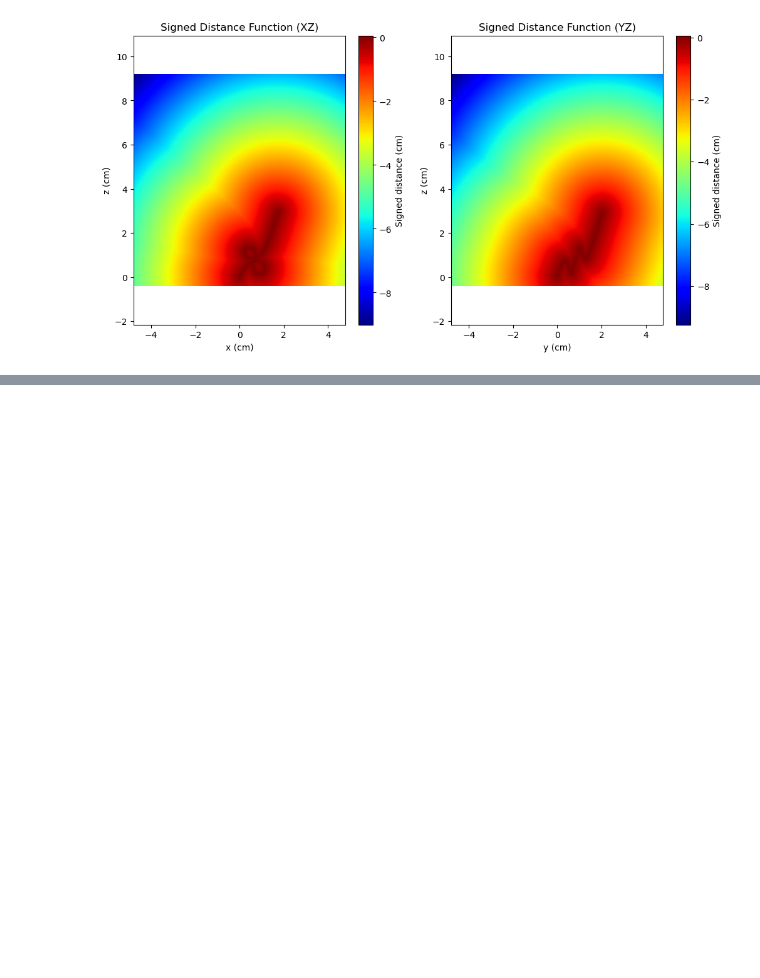
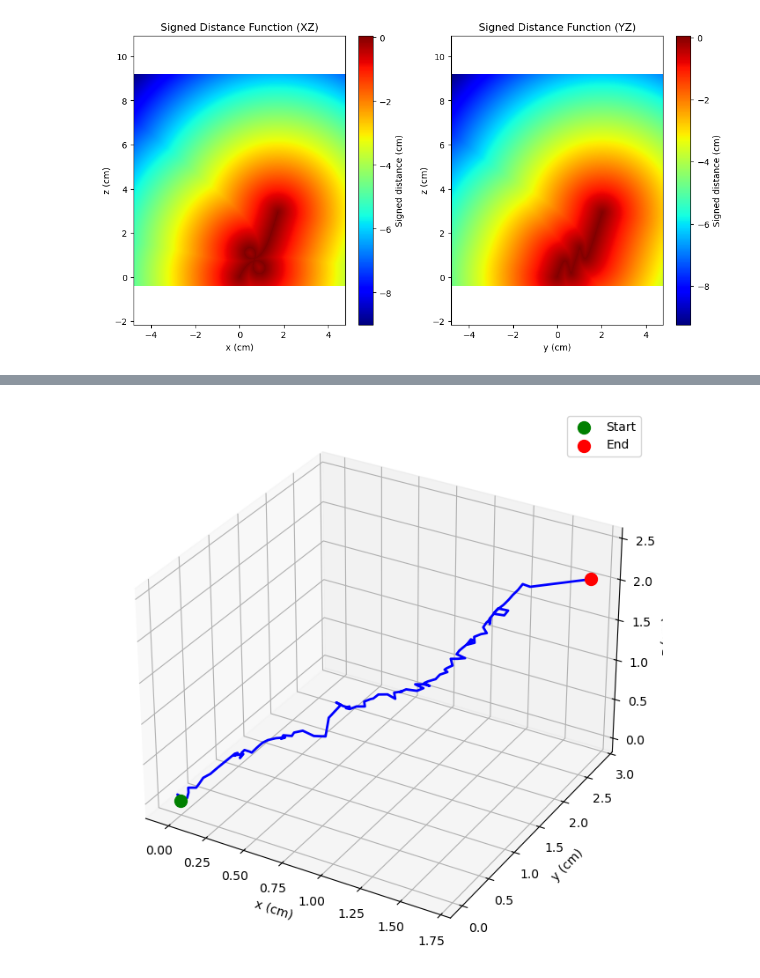
Before and after one commit to josef-lin/HFSP-dodder, a Jupyter notebook: src/data-reconstruction/data-reconstruction.ipynb, the cells around one changed output, grey strips where cells are left out. Drawn from its saved outputs; the diff is of its cells as text; code cells hidden in the pictures; blank space fills up the shorter version.

```diff
--- a/src/data-reconstruction/data-reconstruction.ipynb
+++ b/src/data-reconstruction/data-reconstruction.ipynb
@@ -105,0 +276,9 @@ phi_yz_interp = RegularGridInterpolator(
+# %%
+P0 = np.array([0,0,0])
+P1 = endpoint
+def endpoint_energy(U):
+
+    e0 = np.sum((U[0]  - P0)**2)
+    e1 = np.sum((U[-1] - P1)**2)
+
+    return e0 + e1
@@ -105,0 +349,15 @@ phi_yz_interp = RegularGridInterpolator(
+# %%
+from scipy.optimize import minimize
+
+res = minimize(
+    objective,
+    U.ravel(),
+    method='L-BFGS-B',
+    callback=callback,
+    options={
+        'maxiter':500,
+        'disp':True
+    }
+)
+
+U_opt = res.x.reshape(N,3)
@@ -105,0 +382,23 @@ phi_yz_interp = RegularGridInterpolator(
+# %%
+X_opt, Y_opt, Z_opt = get_XYZ(U_opt)
+
+fig = plt.figure(figsize=(8,8))
+ax = fig.add_subplot(111, projection='3d')
+
+ax.plot(X_opt, Y_opt, Z_opt, 'b-', lw=2)
+
+ax.scatter(X_opt[0], Y_opt[0], Z_opt[0],
+           c='g', s=100, label='Start')
+
+ax.scatter(X_opt[-1], Y_opt[-1], Z_opt[-1],
+           c='r', s=100, label='End')
+
+ax.set_xlabel('x (cm)')
+ax.set_ylabel('y (cm)')
+ax.set_zlabel('z (cm)')
+
+ax.legend()
+
+plt.show()
+# %% [output]
+[figure, added]
```
Also changed, not shown: parts of 17 cells of this notebook.
